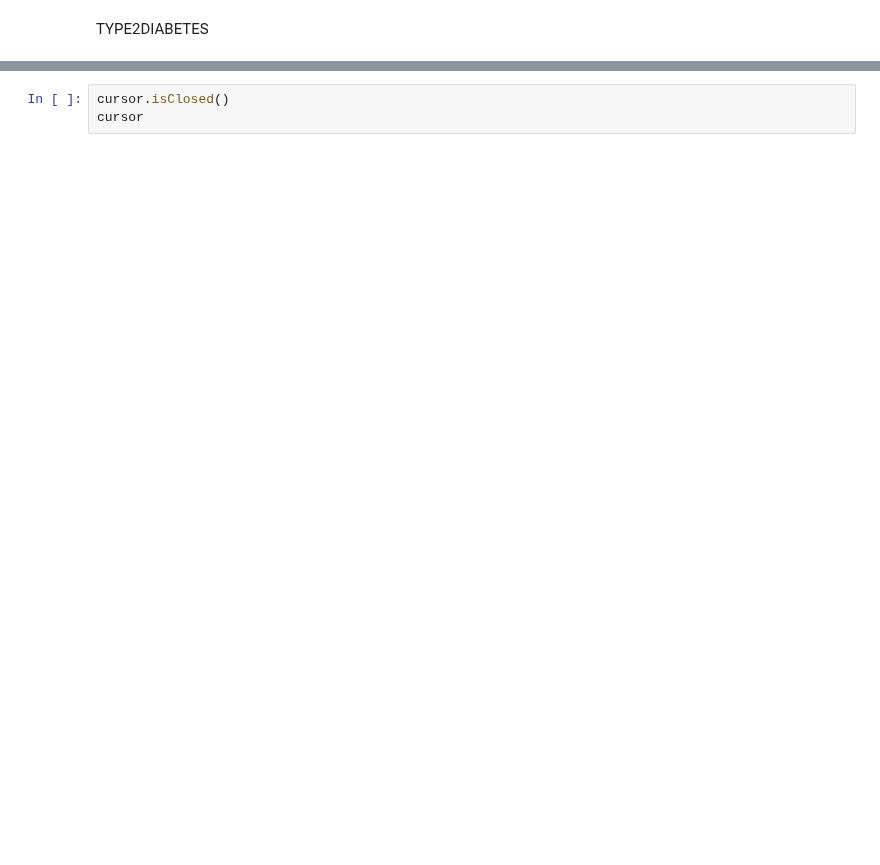
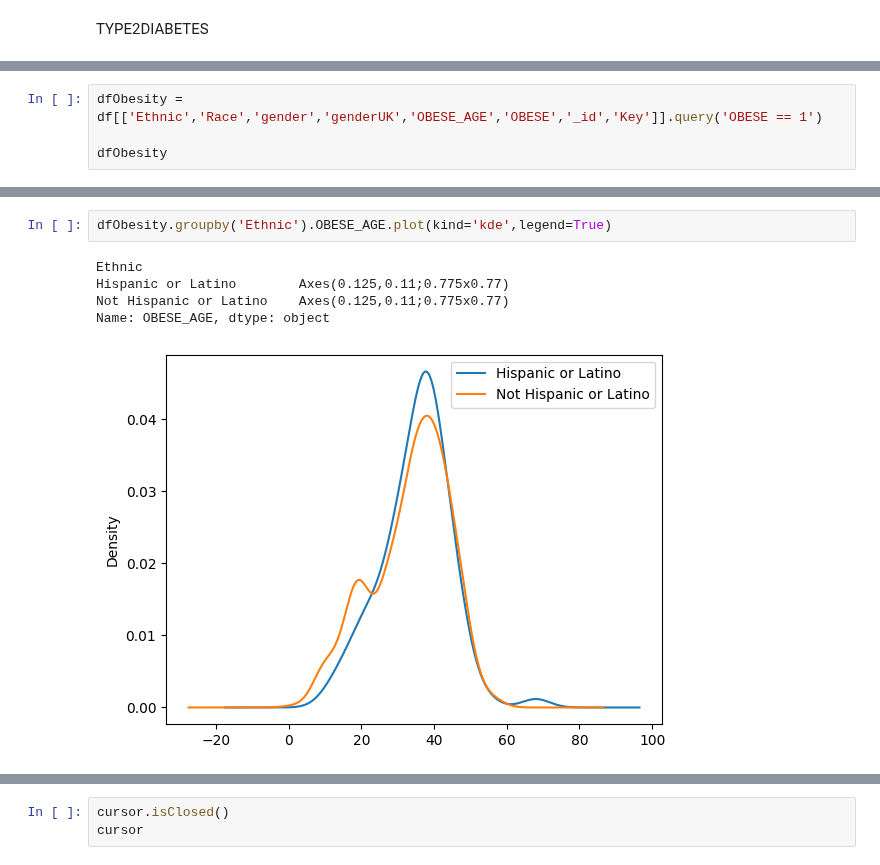
Before and after one commit to Virtually-Healthcare/data-engineering-examples, a Jupyter notebook: DiabetesSQL.ipynb, the cells around one changed output, grey strips where cells are left out. Saved outputs shown, nothing was run; the diff lists cells and outputs as text; blank space fills up the shorter version.

```diff
--- a/DiabetesSQL.ipynb
+++ b/DiabetesSQL.ipynb
@@ -185,0 +223,4 @@ max            53.000000         50.000000   68.000000       26.000000
+# %%
+dfObesity = df[['Ethnic','Race','gender','genderUK','OBESE_AGE','OBESE','_id','Key']].query('OBESE == 1')
+
+dfObesity
@@ -185,0 +241,8 @@ max            53.000000         50.000000   68.000000       26.000000
+# %%
+dfObesity.groupby('Ethnic').OBESE_AGE.plot(kind='kde',legend=True)
+# %% [output]
+Ethnic
+Hispanic or Latino        Axes(0.125,0.11;0.775x0.77)
+Not Hispanic or Latino    Axes(0.125,0.11;0.775x0.77)
+Name: OBESE_AGE, dtype: object
+[figure, added]
```
Also changed, not shown: parts of 21 cells of this notebook.
